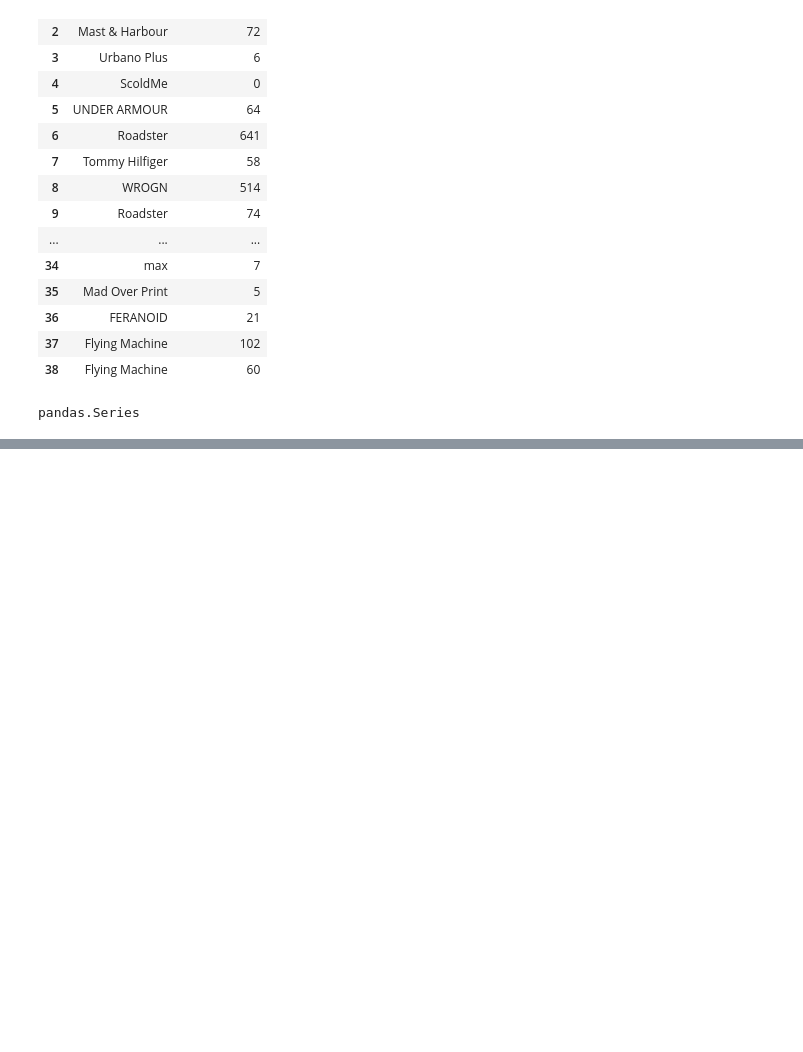
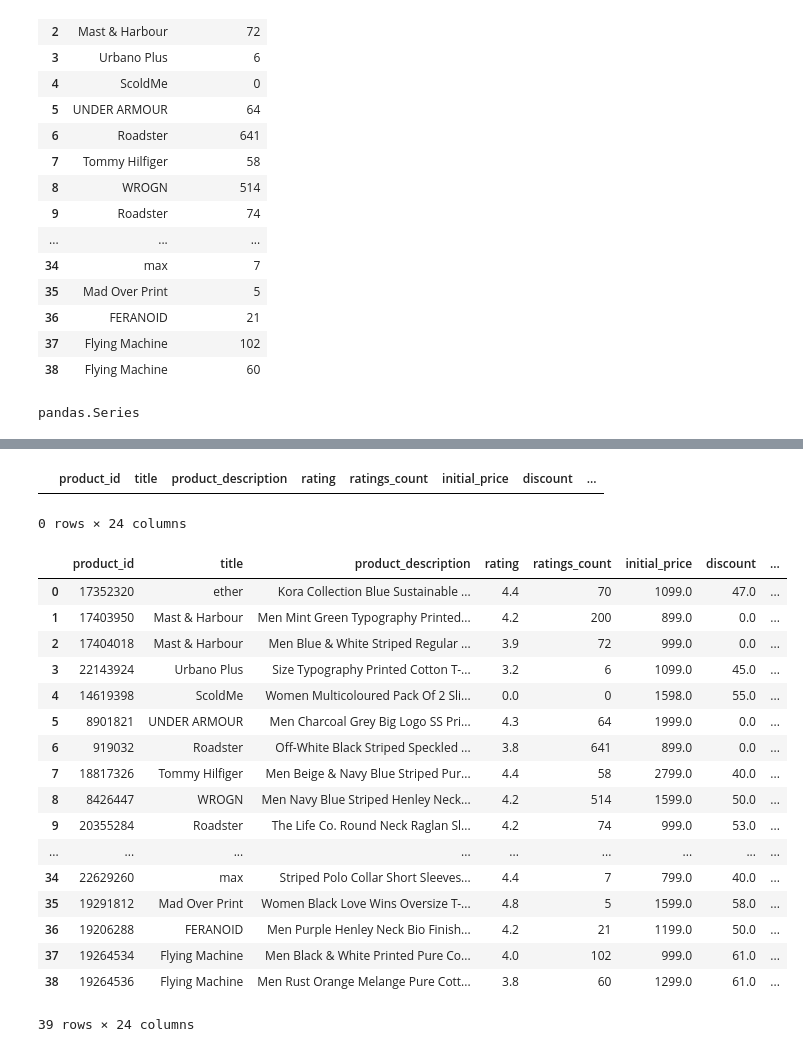
Before and after one commit to developer-ravi-03/Celebal-Technology-Learning, a Jupyter notebook: day-06/pandas.ipynb, the cells around one changed output, grey strips where cells are left out. Cells and saved outputs as stored; diff of their text form; code cells hidden in the pictures; blank space fills up the shorter version.

```diff
--- a/day-06/pandas.ipynb
+++ b/day-06/pandas.ipynb
@@ -154,3 +154,5 @@ df[["title", "ratings_count"]]
 type(df.iloc[0])
 # %% [output]
 pandas.Series
+# %%
+df2=pd.read_csv("D:\\Celebal Technology learning\\Day-06\\tshirts.csv")
@@ -156,0 +169,27 @@ pandas.Series
+# %%
+df2.dropna()
+# %% [output]
+|  | product_id | title | product_description | rating | ratings_count | initial_price | discount | ... |
+0 rows × 24 columns
+# %%
+# df2.fillna(0,inplace=True)  #dont use this line because it will change the real file
+df2.fillna(0)
+# %% [output]
+|  | product_id | title | product_description | rating | ratings_count | initial_price | discount | ... |
+| 0 | 17352320 | ether | Kora Collection Blue Sustainable ... | 4.4 | 70 | 1099.0 | 47.0 | ... |
+| 1 | 17403950 | Mast & Harbour | Men Mint Green Typography Printed... | 4.2 | 200 | 899.0 | 0.0 | ... |
+| 2 | 17404018 | Mast & Harbour | Men Blue & White Striped Regular ... | 3.9 | 72 | 999.0 | 0.0 | ... |
+| 3 | 22143924 | Urbano Plus | Size Typography Printed Cotton T-... | 3.2 | 6 | 1099.0 | 45.0 | ... |
+| 4 | 14619398 | ScoldMe | Women Multicoloured Pack Of 2 Sli... | 0.0 | 0 | 1598.0 | 55.0 | ... |
+| 5 | 8901821 | UNDER ARMOUR | Men Charcoal Grey Big Logo SS Pri... | 4.3 | 64 | 1999.0 | 0.0 | ... |
+| 6 | 919032 | Roadster | Off-White Black Striped Speckled ... | 3.8 | 641 | 899.0 | 0.0 | ... |
+| 7 | 18817326 | Tommy Hilfiger | Men Beige & Navy Blue Striped Pur... | 4.4 | 58 | 2799.0 | 40.0 | ... |
+| 8 | 8426447 | WROGN | Men Navy Blue Striped Henley Neck... | 4.2 | 514 | 1599.0 | 50.0 | ... |
+| 9 | 20355284 | Roadster | The Life Co. Round Neck Raglan Sl... | 4.2 | 74 | 999.0 | 53.0 | ... |
+| ... | ... | ... | ... | ... | ... | ... | ... | ... |
+| 34 | 22629260 | max | Striped Polo Collar Short Sleeves... | 4.4 | 7 | 799.0 | 40.0 | ... |
+| 35 | 19291812 | Mad Over Print | Women Black Love Wins Oversize T-... | 4.8 | 5 | 1599.0 | 58.0 | ... |
+| 36 | 19206288 | FERANOID | Men Purple Henley Neck Bio Finish... | 4.2 | 21 | 1199.0 | 50.0 | ... |
+| 37 | 19264534 | Flying Machine | Men Black & White Printed Pure Co... | 4.0 | 102 | 999.0 | 61.0 | ... |
+| 38 | 19264536 | Flying Machine | Men Rust Orange Melange Pure Cott... | 3.8 | 60 | 1299.0 | 61.0 | ... |
+39 rows × 24 columns
```
Also changed, not shown: parts of 22 cells of this notebook, 2 other files.
